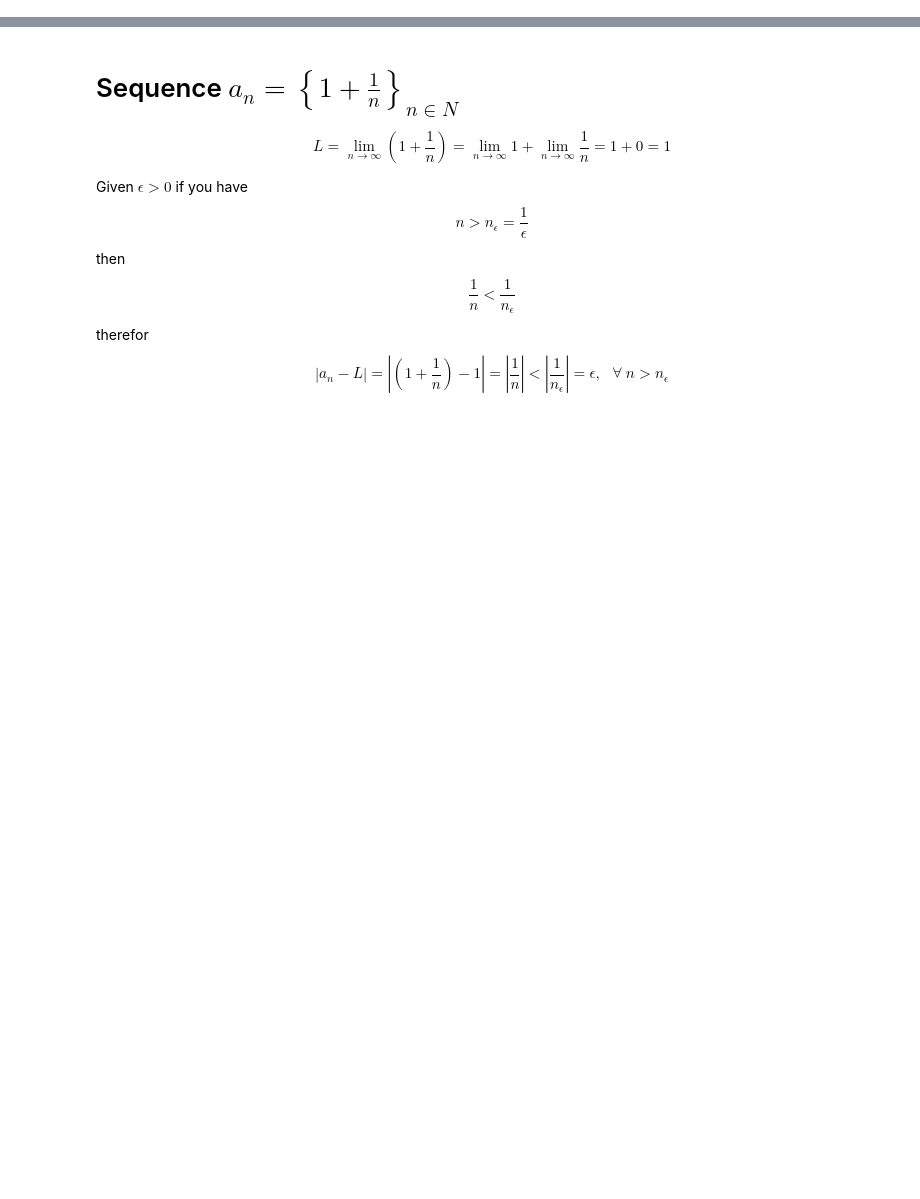
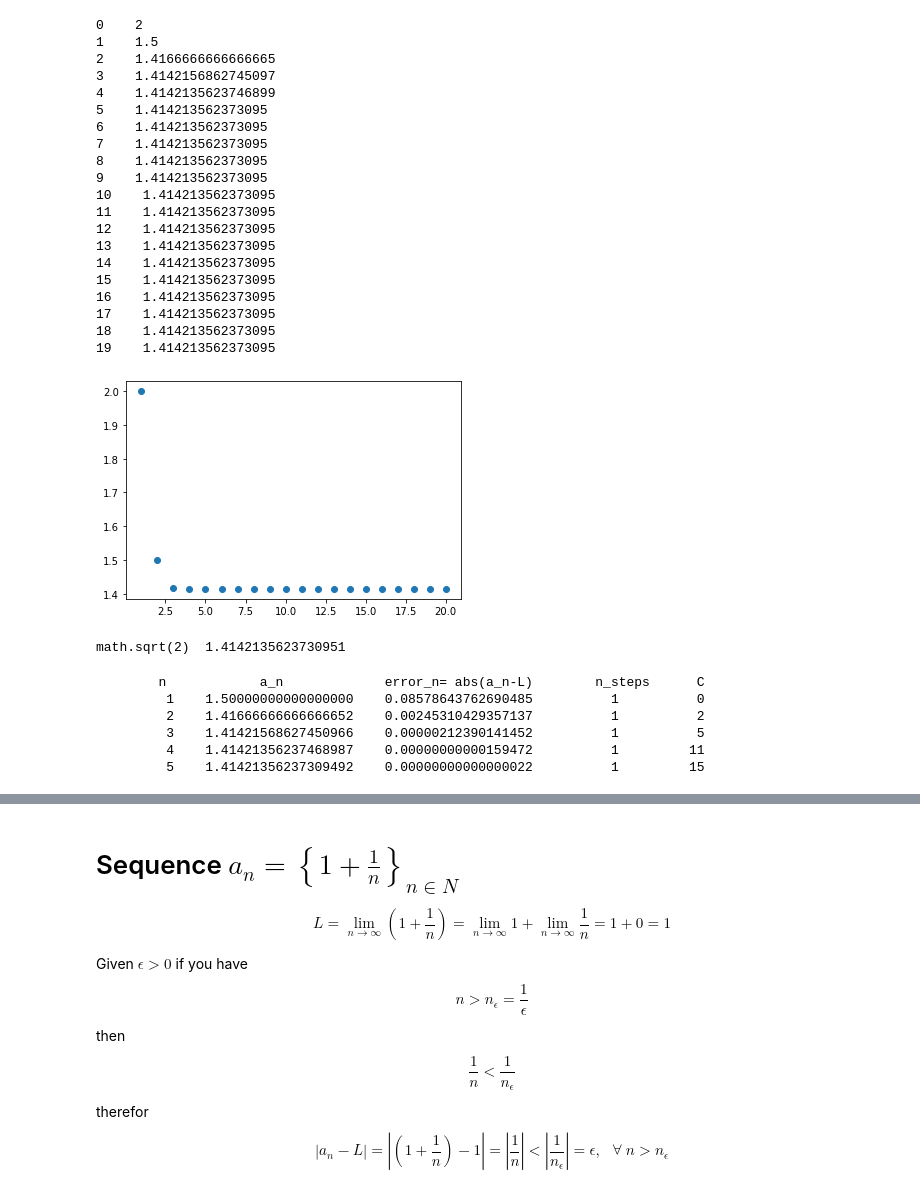
Before and after one commit to gjhernandezp/NM, a Jupyter notebook: Computer Arithmetic/FastSlowConvergence.ipynb, the cells around one changed output, grey strips where cells are left out. Drawn from its saved outputs; the diff is of its cells as text; code cells hidden in the pictures; blank space fills up the shorter version.

```diff
--- a/Computer Arithmetic/FastSlowConvergence.ipynb
+++ b/Computer Arithmetic/FastSlowConvergence.ipynb
@@ -0,0 +76,63 @@
+# %%
+import math
+import matplotlib.pyplot as plt
+nl = []
+al = []
+for n in range(20):
+  if (n==0):
+      a_n=2
+  else:
+    a_n = 1/2* a_n+ 1/a_n
+  nl.append(n+1)
+  al.append(a_n)
+  print(n,"  ", a_n)
+
+plt.plot(nl, al,'o')
+plt.show()
+print ("math.sqrt(2) ",math.sqrt(2))
+# %% [output]
+0    2
+1    1.5
+2    1.4166666666666665
+3    1.4142156862745097
+4    1.4142135623746899
+5    1.414213562373095
+6    1.414213562373095
+7    1.414213562373095
+8    1.414213562373095
+9    1.414213562373095
+10    1.414213562373095
+11    1.414213562373095
+12    1.414213562373095
+13    1.414213562373095
+14    1.414213562373095
+15    1.414213562373095
+16    1.414213562373095
+17    1.414213562373095
+18    1.414213562373095
+19    1.414213562373095
+[figure, added]
+math.sqrt(2)  1.4142135623730951
+# %%
+import math
+L = math.sqrt(2)
+C = 0
+n_ant = 0
+n_steps = 0
+a_n = 2
+print("        n            a_n             error_n= abs(a_n-L)        n_steps      C      " )
+for n in range(1,10000000):
+  a_n = 1/2* a_n+ 1/a_n
+  if (abs(a_n-L) < 0.5 * 10**(-C)):
+    while (abs(a_n-L) < 0.5 * 10**(-C)):
+       C =C+1
+    n_steps = n- n_ant
+    n_ant = n
+    print(format(n, '10'),"  ", format(a_n, '.17f'),"  ",format(abs(a_n-L), '.17f'),format(n_steps, '10'),format(C-1, '10'),)
+# %% [output]
+        n            a_n             error_n= abs(a_n-L)        n_steps      C
+         1    1.50000000000000000    0.08578643762690485          1          0
+         2    1.41666666666666652    0.00245310429357137          1          2
+         3    1.41421568627450966    0.00000212390141452          1          5
+         4    1.41421356237468987    0.00000000000159472          1         11
+         5    1.41421356237309492    0.00000000000000022          1         15
```
Also changed, not shown: parts of 15 cells of this notebook.
